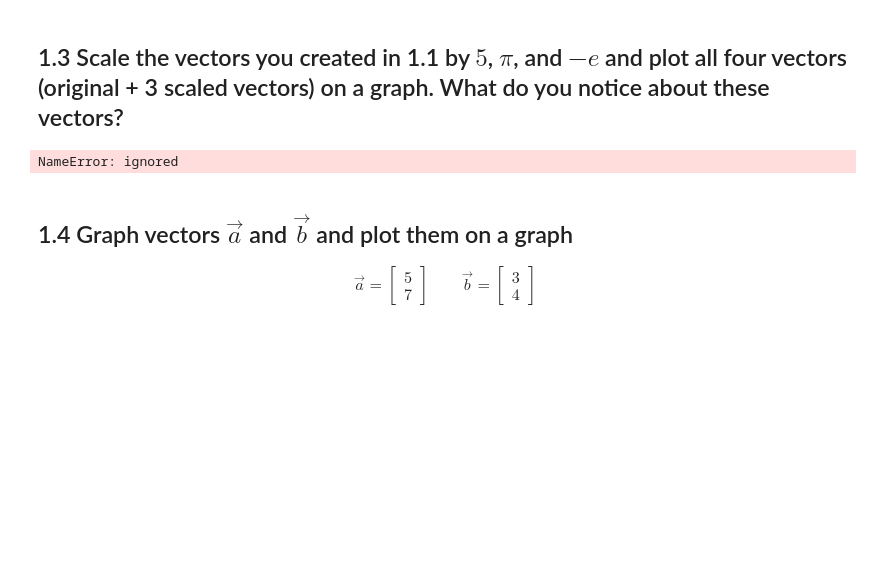
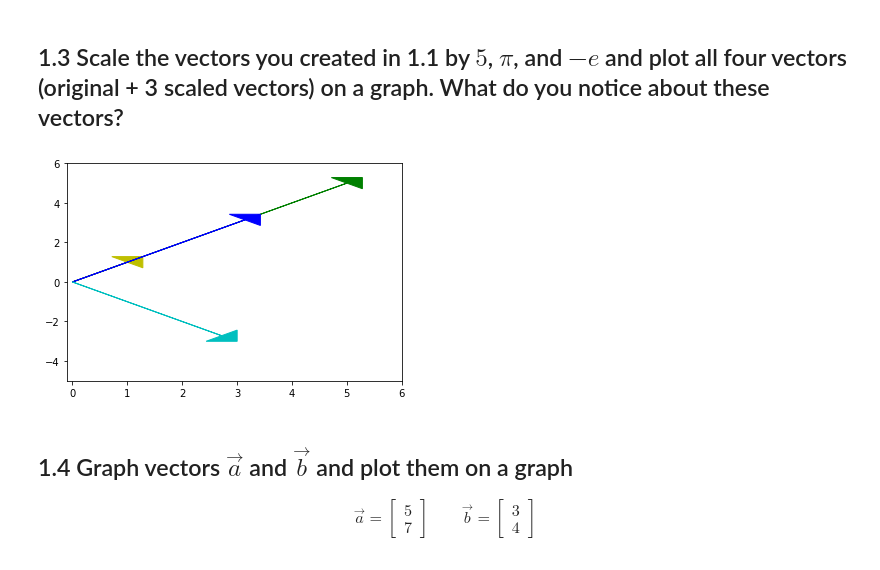
Before and after one commit to bloominstituteoftechnology/DS-Unit-1-Sprint-3-Linear-Algebra, a Jupyter notebook: module1-vectors-and-matrices/LS_DS_131_Vectors_and_Matrices_Assignment.ipynb, the cells around one changed output. Saved outputs shown, nothing was run; the diff lists cells and outputs as text; code cells hidden in the pictures; blank space fills up the shorter version.

```diff
--- a/module1-vectors-and-matrices/LS_DS_131_Vectors_and_Matrices_Assignment.ipynb
+++ b/module1-vectors-and-matrices/LS_DS_131_Vectors_and_Matrices_Assignment.ipynb
@@ -41,17 +41,17 @@ plt.show()
 # %%
 from math import e, pi
 
 plt.arrow(0, 0, two_d_vec[0][0], two_d_vec[1][0], head_width=0.8, head_length=0.4, color = 'y')
 plt.arrow(0, 0, 5*two_d_vec[0][0], 5*two_d_vec[1][0], head_width=0.8, head_length=0.4, color = 'g')
 plt.arrow(0, 0, pi*two_d_vec[0][0], pi*two_d_vec[1][0], head_width=0.8, head_length=0.4, color = 'b')
 plt.arrow(0, 0, e*two_d_vec[0][0], -e*two_d_vec[1][0], head_width=0.8, head_length=0.4, color = 'c')
 
 
-plt.ylim((-0.1, 6))
+plt.ylim((-5, 6))
 plt.xlim((-0.1, 6))
 plt.show()
 # %% [output]
-NameError: ignored
+[figure, added]
 # %% [markdown]
 ## 1.4 Graph vectors $\vec{a}$ and $\vec{b}$ and plot them on a graph
 
```
